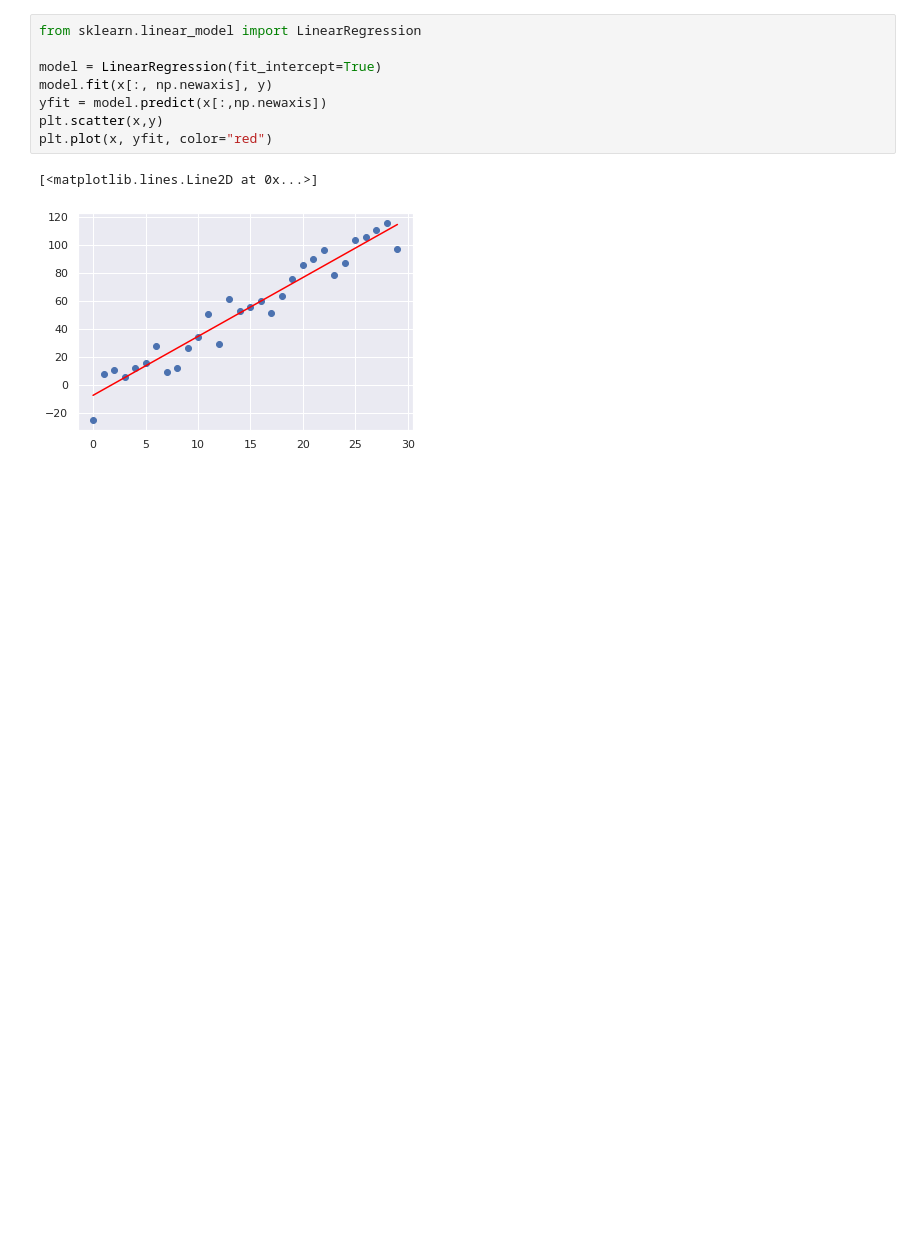
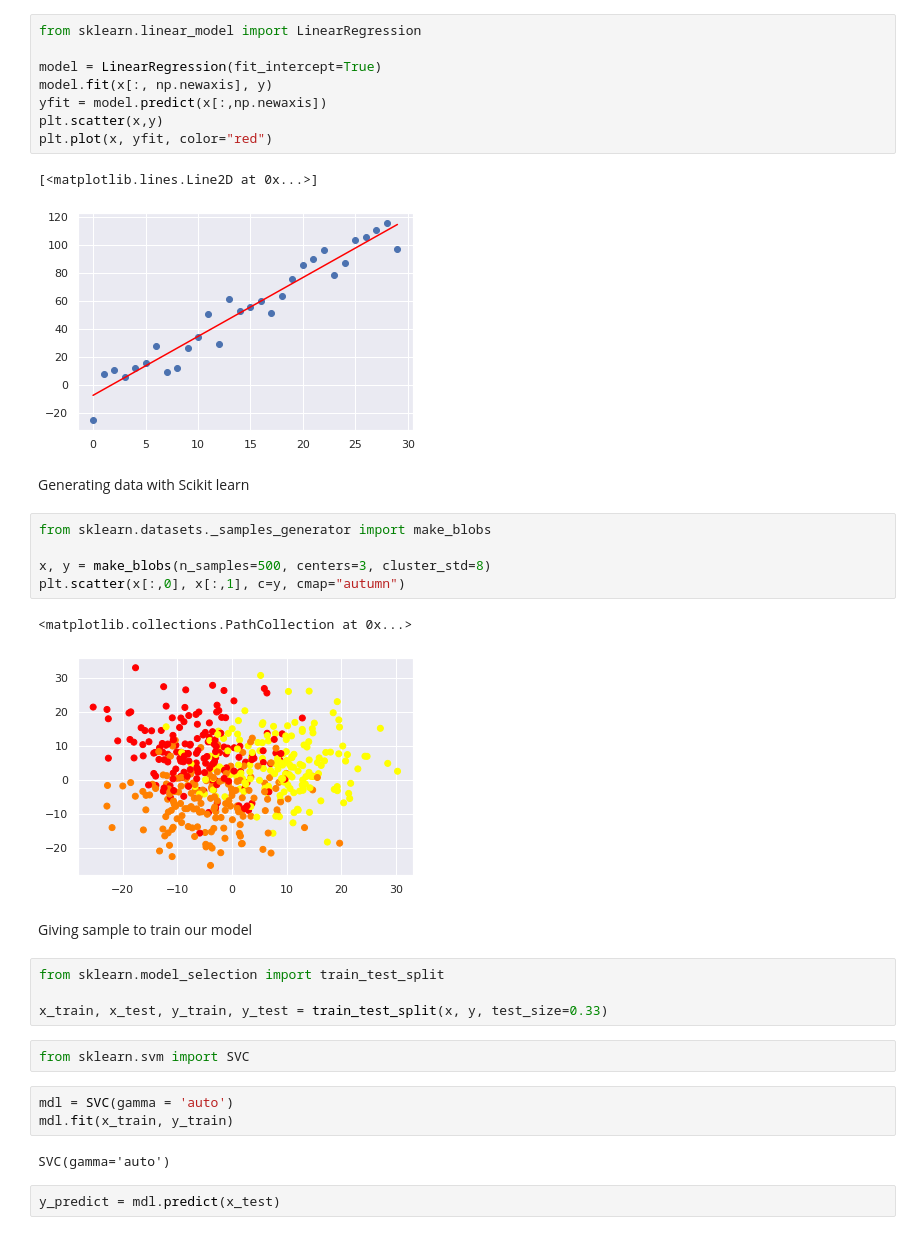
Before and after one commit to tarsojabbes/basics-data-analysis, a Jupyter notebook: IntroductionToScikitLearn.ipynb, the cells around one changed output. Drawn from its saved outputs; the diff is of its cells as text; blank space fills up the shorter version.

Commit message:
make_blobs, SVC and RandomForestClassifier

```diff
--- a/IntroductionToScikitLearn.ipynb
+++ b/IntroductionToScikitLearn.ipynb
@@ -29,3 +29,28 @@ plt.plot(x, yfit, color="red")
 # %% [output]
 [<matplotlib.lines.Line2D at 0x...>]
 [figure]
+# %% [markdown]
+Generating data with Scikit learn
+# %%
+from sklearn.datasets._samples_generator import make_blobs
+
+x, y = make_blobs(n_samples=500, centers=3, cluster_std=8)
+plt.scatter(x[:,0], x[:,1], c=y, cmap="autumn")
+# %% [output]
+<matplotlib.collections.PathCollection at 0x...>
+[figure, added]
+# %% [markdown]
+Giving sample to train our model
+# %%
+from sklearn.model_selection import train_test_split
+
+x_train, x_test, y_train, y_test = train_test_split(x, y, test_size=0.33)
+# %%
+from sklearn.svm import SVC
+# %%
+mdl = SVC(gamma = 'auto')
+mdl.fit(x_train, y_train)
+# %% [output]
+SVC(gamma='auto')
+# %%
+y_predict = mdl.predict(x_test)
```
Also changed, not shown: parts of 6 cells of this notebook.
